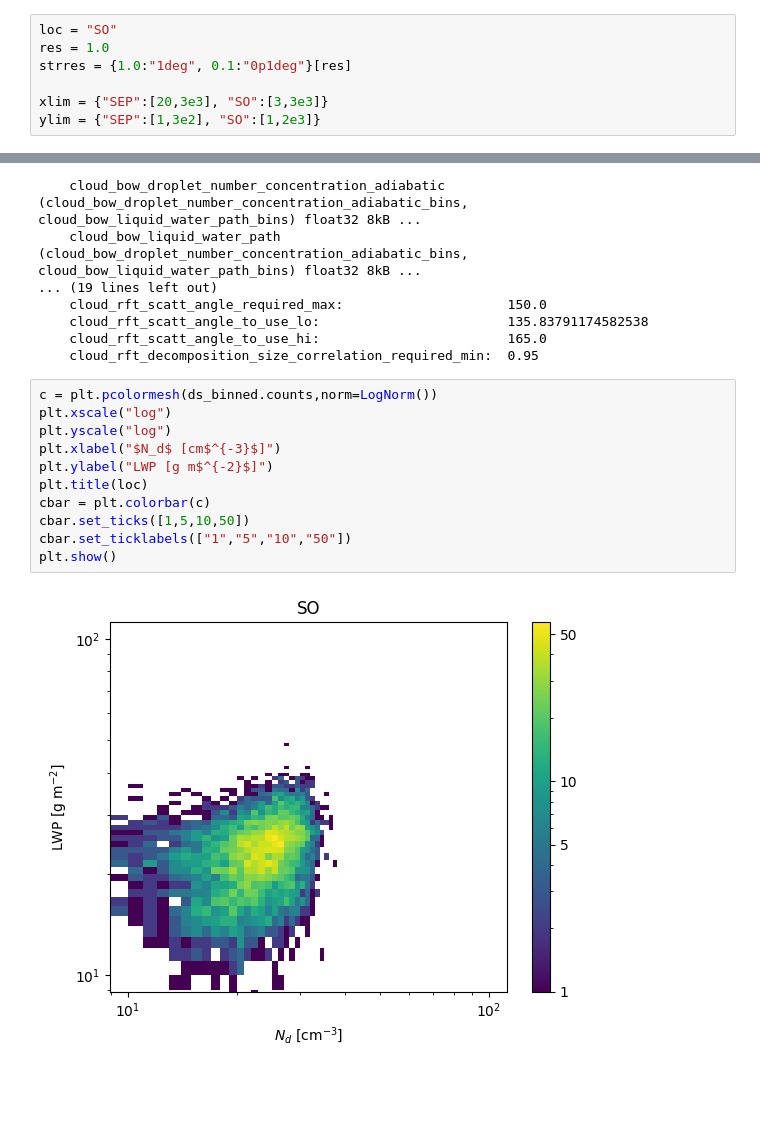
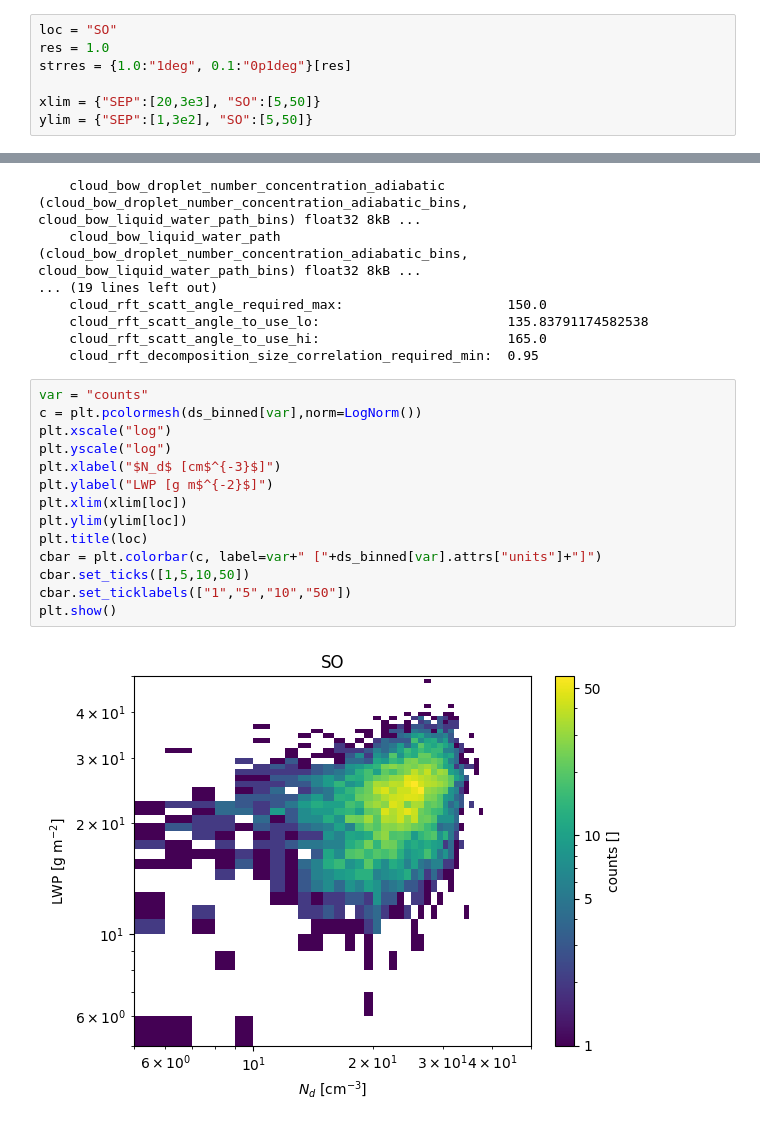
Before and after one commit to claresinger/mucloud-pacehack2025, a Jupyter notebook: plot_L3_xarray.ipynb, the cells around one changed output, grey strips where cells are left out. Saved outputs shown, nothing was run; the diff lists cells and outputs as text; blank space fills up the shorter version.

```diff
--- a/plot_L3_xarray.ipynb
+++ b/plot_L3_xarray.ipynb
@@ -31,8 +31,8 @@ loc = "SO"
 res = 1.0
 strres = {1.0:"1deg", 0.1:"0p1deg"}[res]
 
-xlim = {"SEP":[20,3e3], "SO":[3,3e3]}
-ylim = {"SEP":[1,3e2], "SO":[1,2e3]}
+xlim = {"SEP":[20,3e3], "SO":[5,50]}
+ylim = {"SEP":[1,3e2], "SO":[5,50]}
 # %%
 fileL3 = "/home/jovyan/shared-public/mucloud-hackweek2025-data/harpL3."+loc+"."+strres+".nc"
 # %%
@@ -101,16 +101,19 @@ Data variables: (12/15)
     cloud_rft_scatt_angle_to_use_hi:                        165.0
     cloud_rft_decomposition_size_correlation_required_min:  0.95
 # %%
-c = plt.pcolormesh(ds_binned.counts,norm=LogNorm())
+var = "counts"
+c = plt.pcolormesh(ds_binned[var],norm=LogNorm())
 plt.xscale("log")
 plt.yscale("log")
 plt.xlabel("$N_d$ [cm$^{-3}$]")
 plt.ylabel("LWP [g m$^{-2}$]")
+plt.xlim(xlim[loc])
+plt.ylim(ylim[loc])
 plt.title(loc)
-cbar = plt.colorbar(c)
+cbar = plt.colorbar(c, label=var+" ["+ds_binned[var].attrs["units"]+"]")
 cbar.set_ticks([1,5,10,50])
 cbar.set_ticklabels(["1","5","10","50"])
 plt.show()
 # %% [output]
-[figure, old version]
+[figure, new version]
 # %%
```
Also changed, not shown: parts of 3 cells of this notebook, 1 other file.
